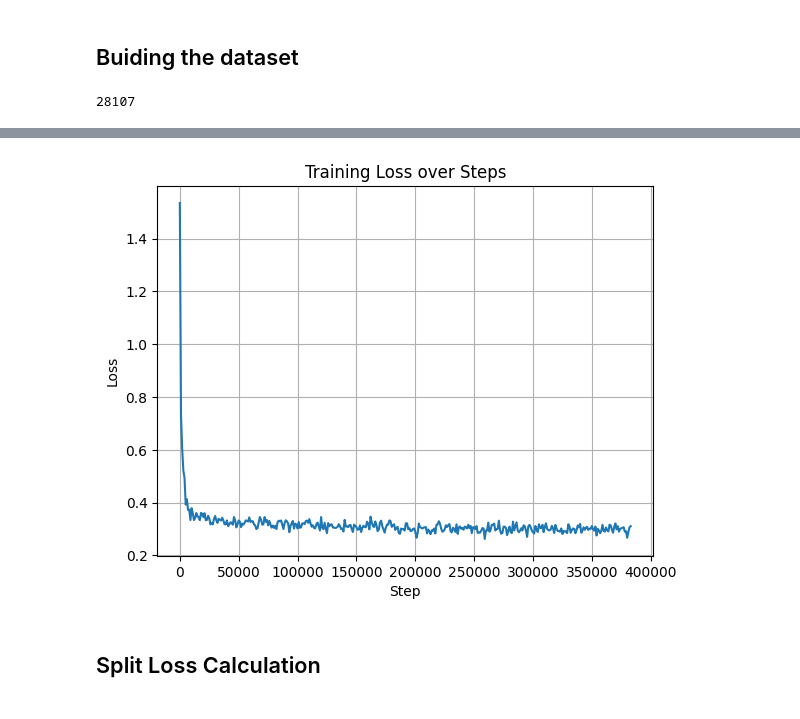
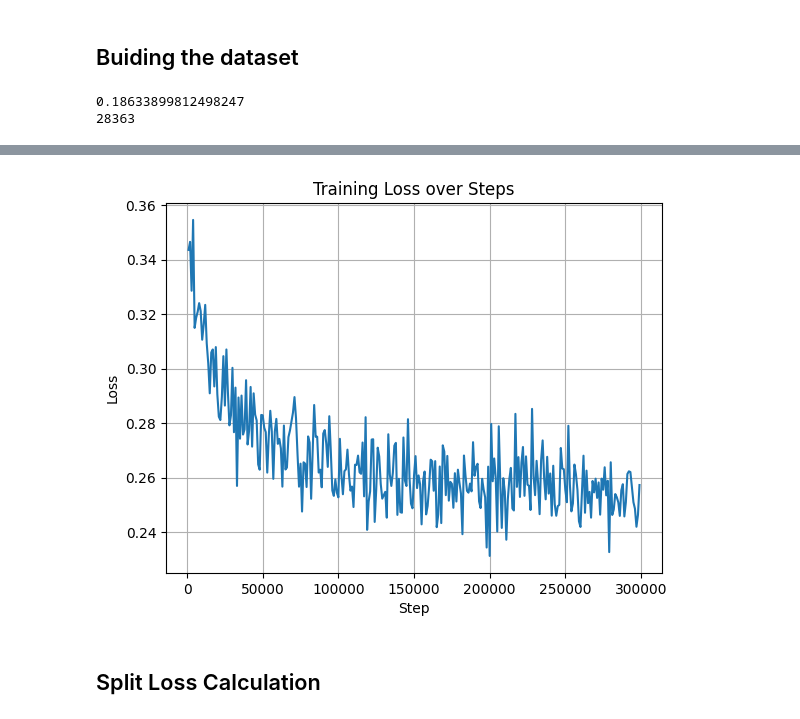
Before and after one commit to Zireael26/karpathy-makemore, a Jupyter notebook: makemore_mlp.ipynb, the cells around one changed output, grey strips where cells are left out. Drawn from its saved outputs; the diff is of its cells as text; code cells hidden in the pictures.

```diff
--- a/makemore_mlp.ipynb
+++ b/makemore_mlp.ipynb
@@ -64,33 +64,64 @@ n_embd = 16 # The dimensionality of the character embedding vectors
 n_hidden = 256 # The number of neurons in the hidden layer of the MLP
 
 g = torch.Generator(device=mps_device).manual_seed(2147483647)  # for reproducibility
-C = torch.randn((vocab_size, n_embd), generator=g)  # character embeddings
-W1 = torch.randn((n_embd * block_size, n_hidden), generator=g)  # first layer weights
-b1 = torch.randn((n_hidden,), generator=g)  # first layer bias
-W2 = torch.randn((n_hidden, vocab_size), generator=g)  # second layer weights
-b2 = torch.randn((vocab_size,), generator=g)  # second layer bias
+C = torch.randn((vocab_size, n_embd), generator=g, device=mps_device)  # character embeddings
 
-parameters = [C, W1, b1, W2, b2]
+# Essentially what we are doing by multiplying by small values is to keep the initial activations small, reducing the standard deviations.
+# The right factor would be std = gain / fan_in ** 0.5
+
+# ideal gain for tanh is 5/3
+# fan_in = n_embd * block_size (for w1)
+std_w1 = (5/3) / ((n_embd * block_size) ** 0.5)
+print(std_w1)  # print the standard deviation for the first layer weights
+W1 = torch.randn((n_embd * block_size, n_hidden), generator=g, device=mps_device) * std_w1 # first layer weights
+# b1 = torch.randn((n_hidden,), generator=g) * 0.01 # first layer bias
+
+# We know, intially, there is equal probability for each character, so the loss in the beginning should be -(log(1/num_classes))
+# print(-torch.tensor(1/27.0).log())
+# When the network is initialized, we want the logits to be roughly zero / equal, so the network isn't confidently predicting incorrect classes at the beginning of training.
+
+W2 = torch.randn((n_hidden, vocab_size), generator=g, device=mps_device) * 0.01  # second layer weights
+b2 = torch.randn((vocab_size,), generator=g, device=mps_device) * 0.01 # second layer bias
+
+bn_gain = torch.ones((1, n_hidden), device=mps_device)
+bn_bias = torch.zeros((1, n_hidden), device=mps_device)
+
+bn_mean_running = torch.zeros((1, n_hidden), device=mps_device)
+bn_std_running = torch.ones((1, n_hidden), device=mps_device)
+
+parameters = [C, W1, W2, b2, bn_gain, bn_bias]
 print(sum(p.numel() for p in parameters)) # total number of parameters
 
 for p in parameters:
     p.requires_grad = True  # enable gradients for all parameters
 # %% [output]
-28107
+0.18633899812498247
+28363
 # %%
-batch_size = 512  # size of the mini-batch
-max_steps = 384000
+batch_size = 1024  # size of the mini-batch
+max_steps = 300000
 lossi = []
 stepi = []
+lr = 0.1 / 0.9
 
 for i in range(max_steps):
     # Construct Mini-batch
-    ix = torch.randint(0, X_train.shape[0], (batch_size,), generator=g)  # random indices for the mini-batch
+    ix = torch.randint(0, X_train.shape[0], (batch_size,), generator=g, device=mps_device)  # random indices for the mini-batch
     Xb, Yb = X_train[ix], Y_train[ix]
 
     emb = C[Xb]  # get embeddings for the input characters
     embcat = emb.view(emb.shape[0], -1) # Concatenate embeddings
-    hpreact = embcat @ W1 + b1 # Hidden layer pre-activation
+    hpreact = embcat @ W1 # + b1 # Hidden layer pre-activation
+
+    bn_mean_i = hpreact.mean(dim=0, keepdim=True)
+    bn_std_i = hpreact.std(dim=0, keepdim=True)
+
+    hpreact = bn_gain * ((hpreact - bn_mean_i) / bn_std_i)  + bn_bias # Batch normalization
+
+    with torch.no_grad():
+        bn_mean_running = 0.99 * bn_mean_running + 0.01 * bn_mean_i
+        bn_std_running = 0.99 * bn_std_running + 0.01 * bn_std_i
+
     h = torch.tanh(hpreact)  # apply activation
     logits = h @ W2 + b2  # compute logits for the output layer
     loss = F.cross_entropy(logits, Yb)
@@ -102,19 +133,24 @@ for i in range(max_steps):
     loss.backward()  # compute gradients
     # Update parameters
     # lr = lrs[i]
-    lr = 0.1
-    if i > max_steps / 2:
-        lr = 0.01
+
     for p in parameters:
         p.data += -lr * p.grad  # update parameters using gradient descent
 
     # Track stats
     # lri.append(lre[i].cpu())
-    if i % 1000 == 0:
+    if i % 1000 == 0 and i != 0:
         lossi.append(loss.log10().item())
         stepi.append(i)
 
-print(loss.item())  # print the loss value
+    if i % 10000 == 0:
+        lr *= 0.9
+        print("Step: ", i, " LR: ", lr, " Loss: ", loss.item())
+
+    # break
+
+print("Final Loss: ", loss.item())  # print the loss value
+
 # plt.plot(lri, lossi)
 plt.plot(stepi, lossi)
 plt.xlabel("Step")
@@ -127 +179 @@ plt.show()
-[figure, old version]
+[figure, new version]
```
Also changed, not shown: parts of 8 cells of this notebook.
